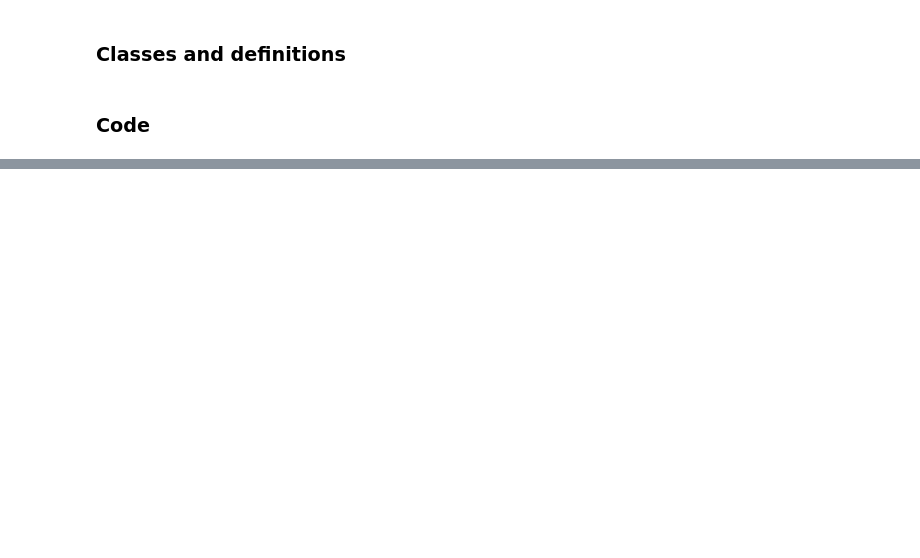
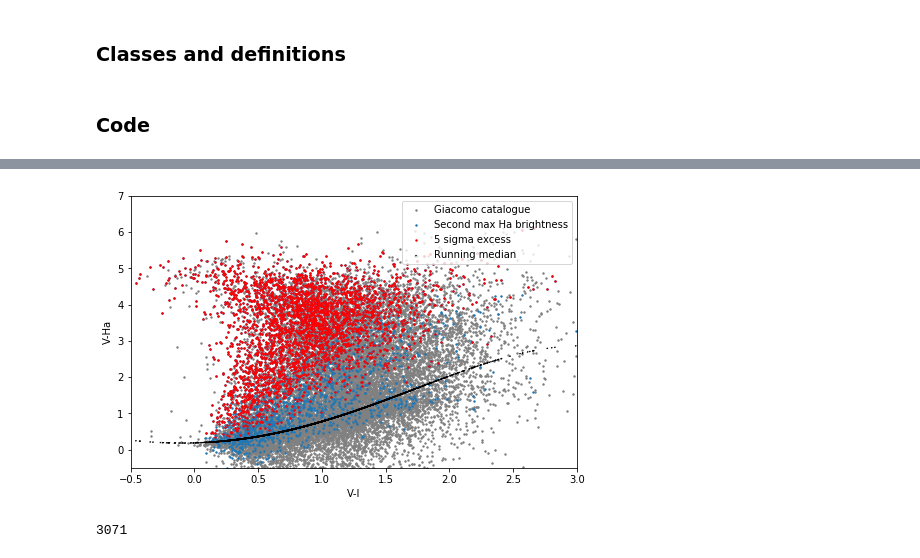
Before and after one commit to LuukOudshoorn25/HubbleVariableStars, a Jupyter notebook: SExtractor/Analysis/SExtractor Analysis.ipynb, the cells around one changed output, grey strips where cells are left out. Drawn from its saved outputs; the diff is of its cells as text; code cells hidden in the pictures; blank space fills up the shorter version.

```diff
--- a/SExtractor/Analysis/SExtractor Analysis.ipynb
+++ b/SExtractor/Analysis/SExtractor Analysis.ipynb
@@ -484,0 +595,19 @@ Analyzer.inspect(2018, 'F656N')
+# %%
+plt.figure(figsize=(8,5))
+plt.ylim(-0.5,7)
+plt.xlim(-0.5,3)
+five_sigma_excess = ((df.F555W-df.SecondMaxHa) - running_median(df.F555W-df.F814W))/df.HaErr>=3
+#plt.scatter((Analyzer.MedMag.unstack()['F555W'] - Analyzer.MedMag.unstack()['F814W']),(Analyzer.MedMag.unstack()['F555W'] - Analyzer.MedMag.unstack()['F656N']), s=1, label='Median colors')
+plt.scatter(all_stars['v_1']-all_stars['i_1'], all_stars['v_1']-all_stars['ha_1'], color='grey', s=2, label='Giacomo catalogue')
+plt.scatter(df.F555W-df.F814W, df.F555W-df.SecondMaxHa, s=2, label='Second max Ha brightness')
+plt.scatter((df.F555W-df.F814W)[five_sigma_excess], (df.F555W-df.SecondMaxHa)[five_sigma_excess], s=2, c='red', label='5 sigma excess')
+plt.scatter(df.F555W-df.F814W,running_median(df.F555W-df.F814W), color='black', s=1, ls='dotted', label='Running median')
+plt.xlabel('V-I')
+plt.ylabel('V-Ha')
+plt.legend(loc='best')
+plt.show()
+print(five_sigma_excess.sum())
+ha_excess_stars = five_sigma_excess.index[five_sigma_excess].values
+# %% [output]
+[figure, added]
+3071
```
Also changed, not shown: parts of 41 cells of this notebook.
